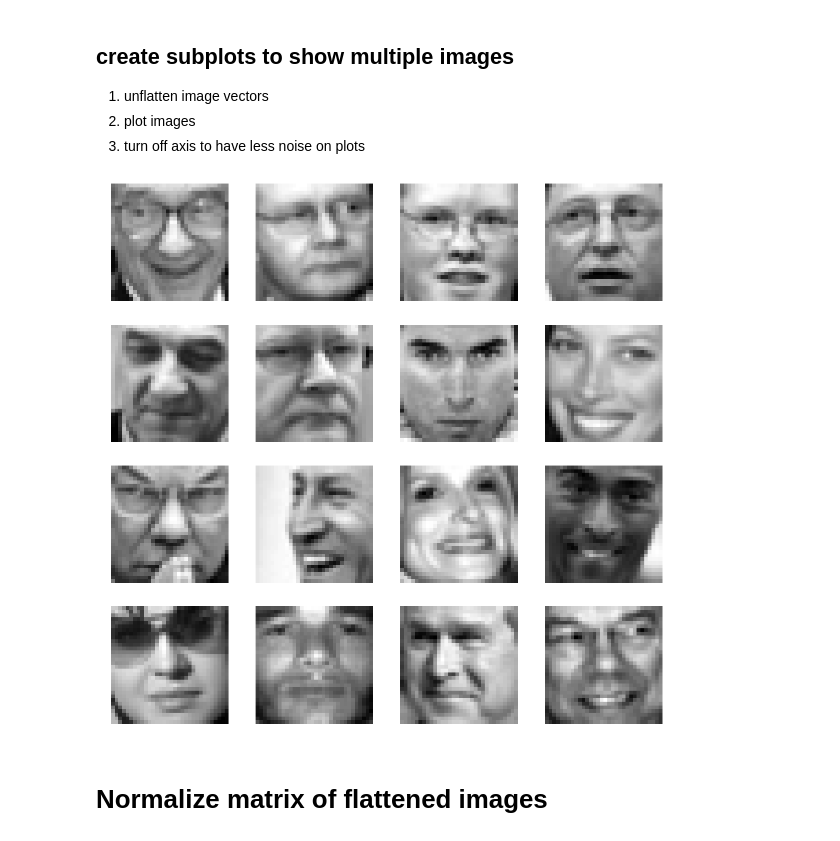
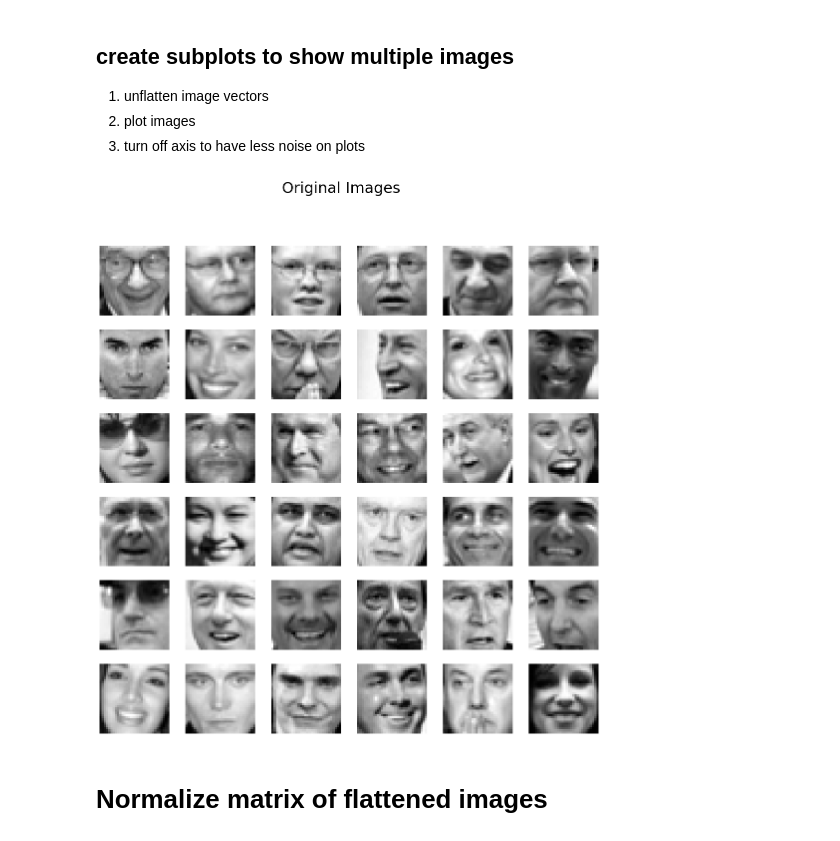
Before and after one commit to amareyah/MaxinAI_Education, a Jupyter notebook: linear_algebra/20191001/pca_on_face_images.ipynb, the cells around one changed output. Drawn from its saved outputs; the diff is of its cells as text; code cells hidden in the pictures.

```diff
--- a/linear_algebra/20191001/pca_on_face_images.ipynb
+++ b/linear_algebra/20191001/pca_on_face_images.ipynb
@@ -80,7 +38,8 @@ def show_flattened_vectors(matrix, k:int, title:str):
     PLOT_MATRIX_DIM = 2 if k==1 else int(np.ceil(np.sqrt(k)))
 
     # take matrix of only that first K features
-    reduced_matrix = matrix[:,:k].T
+    reduced_matrix = matrix[:,:k]
+
 
     # plotting compressed images
     fig2, ax2 = plt.subplots(PLOT_MATRIX_DIM, PLOT_MATRIX_DIM, figsize=(18,18))
@@ -88,15 +47,15 @@ def show_flattened_vectors(matrix, k:int, title:str):
     for i in range(0, PLOT_MATRIX_DIM**2, PLOT_MATRIX_DIM):
         for j in range(PLOT_MATRIX_DIM):
             if i + j < k:
-                reshaped_image = reduced_matrix[i+j,:].reshape(32,32,order="F")
+                reshaped_image = reduced_matrix[:,i+j].reshape(32,32,order="F")
                 ax2[int(i/PLOT_MATRIX_DIM),j].imshow(reshaped_image,cmap="gray")
                 ax2[int(i/PLOT_MATRIX_DIM),j].axis("off")
-    _ = fig.suptitle(title, fontsize=30)
+    _ = fig2.suptitle(title, fontsize=30)
 # %% [markdown]
 # Load and visualize the Face image dataset
 # %%
 mat = loadmat("ex7faces.mat")
-X = mat["X"]
+X = mat["X"].T
 # %% [markdown]
 Each image size is 32x32 and they are flattened in 1024 size vector. We have 5K images in total.
 # %%
@@ -117,9 +68,9 @@ X.shape
 2. plot images
 3. turn off axis to have less noise on plots
 # %%
-show_flattened_vectors(X.T, k=16, title='Original Images')
+show_flattened_vectors(X, k=36, title='Original Images')
 # %% [output]
-[figure, old version]
+[figure, new version]
 # %% [markdown]
 # Normalize matrix of flattened images
 # %%
```
Also changed, not shown: parts of 45 cells of this notebook.
